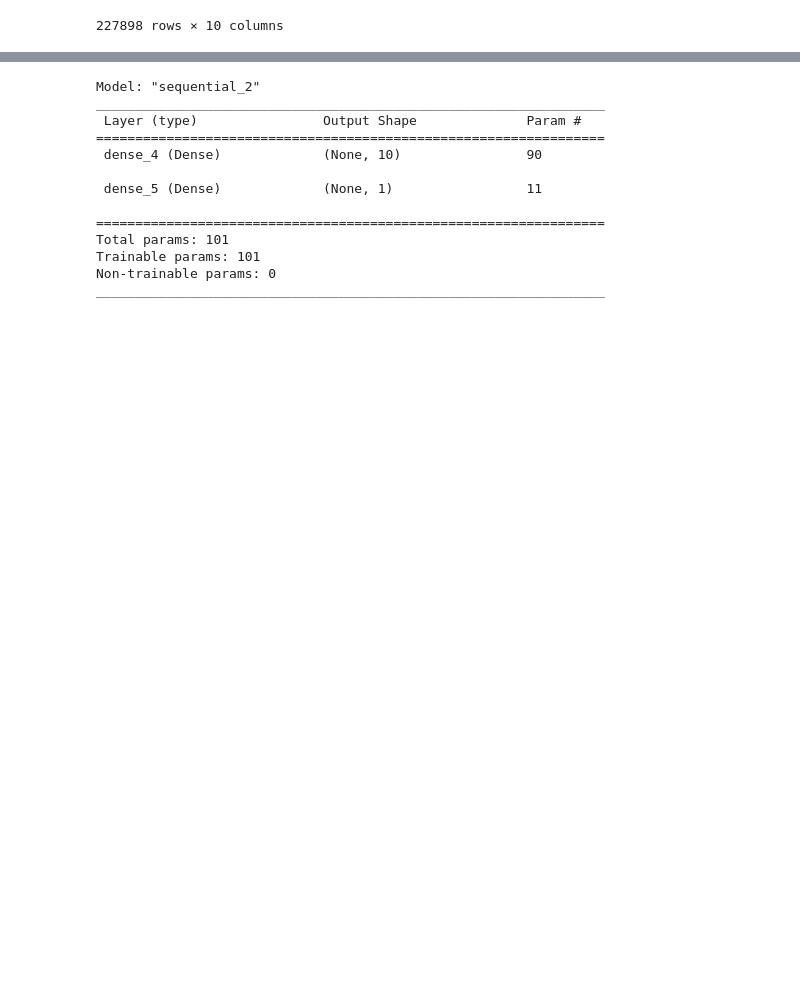
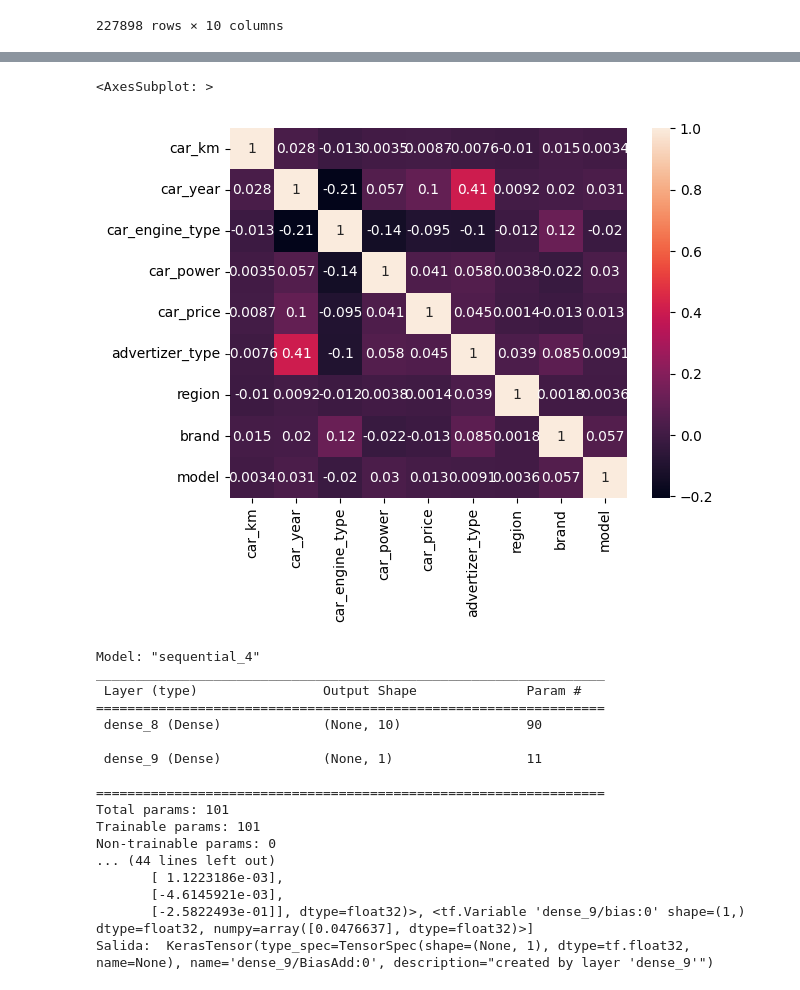
Before and after one commit to tihomir22/TAZOO, a Jupyter notebook: cochesUsadosMilanuncios.ipynb, the cells around one changed output, grey strips where cells are left out. Drawn from its saved outputs; the diff is of its cells as text; code cells hidden in the pictures; blank space fills up the shorter version.

```diff
--- a/cochesUsadosMilanuncios.ipynb
+++ b/cochesUsadosMilanuncios.ipynb
@@ -198,4 +201,9 @@ cochesUsadosTransformados
 227898 rows × 10 columns
+# %%
+sb.heatmap(cochesUsadosTransformados.corr(),annot=True)
+# %% [output]
+<AxesSubplot: >
+[figure, added]
 # %%
 import numpy as np
 import pandas as pd
@@ -222,25 +230,33 @@ eighty_percent_trainRawData, twenty_percent_trainRawData, eighty_percent_value_t
 # %%
 model = keras.Sequential()
 
-model.add(Dense(10, activation="sigmoid", input_shape=(cochesUsadosSinPrecio.shape[1],)))
+model.add(Dense(10, activation="relu", input_shape=(cochesUsadosSinPrecio.shape[1],)))
 model.add(Dense(1))
 
-model.compile(loss='mse', metrics=['mae','mse'])
+model.compile(loss='mse', metrics=['mae','mse','accuracy'])
 model.summary()
 
 history_reg = model.fit(eighty_percent_trainRawData,eighty_percent_value_to_compare_results, epochs=200,
                         batch_size=512,verbose=0, validation_data=(twenty_percent_trainRawData, twenty_percent_value_to_compare_results))
+
+
+print("Pesos y bias: ",model.weights)
+print("Salida: ",model.output)
 # %% [output]
-Model: "sequential_2"
+Model: "sequential_4"
 _________________________________________________________________
  Layer (type)                Output Shape              Param #
 =================================================================
- dense_4 (Dense)             (None, 10)                90
+ dense_8 (Dense)             (None, 10)                90
 
- dense_5 (Dense)             (None, 1)                 11
+ dense_9 (Dense)             (None, 1)                 11
 
 =================================================================
 Total params: 101
 Trainable params: 101
 Non-trainable params: 0
-_________________________________________________________________
+... (44 lines left out)
+       [ 1.1223186e-03],
+       [-4.6145921e-03],
+       [-2.5822493e-01]], dtype=float32)>, <tf.Variable 'dense_9/bias:0' shape=(1,) dtype=float32, numpy=array([0.0476637], dtype=float32)>]
+Salida:  KerasTensor(type_spec=TensorSpec(shape=(None, 1), dtype=tf.float32, name=None), name='dense_9/BiasAdd:0', description="created by layer 'dense_9'")
```
Also changed, not shown: parts of 5 cells of this notebook.
